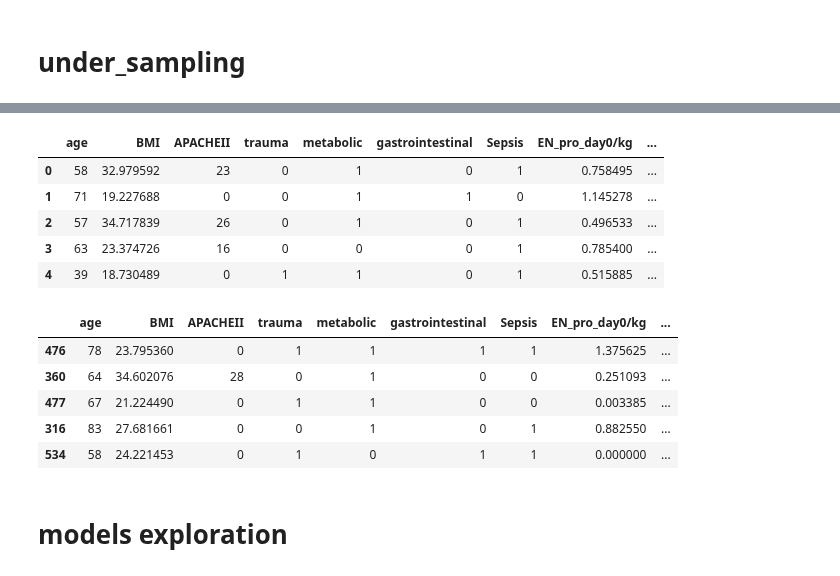
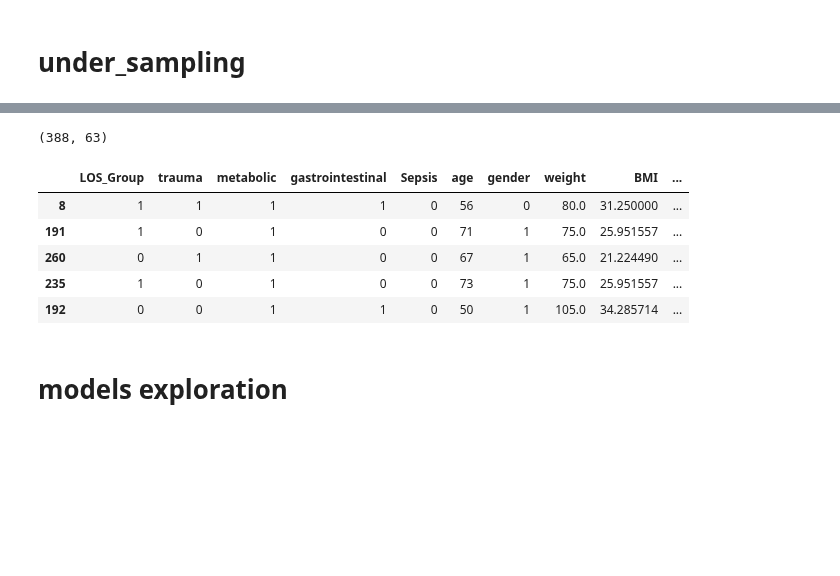
Before and after one commit to dvirs12345/Final-project, a Jupyter notebook: Hazana/under_sampeling-enprot_kgknn-clear.ipynb, the cells around one changed output, grey strips where cells are left out. Saved outputs shown, nothing was run; the diff lists cells and outputs as text; code cells hidden in the pictures; blank space fills up the shorter version.

```diff
--- a/Hazana/under_sampeling-enprot_kgknn-clear.ipynb
+++ b/Hazana/under_sampeling-enprot_kgknn-clear.ipynb
@@ -60,10 +128 @@ downsampled.ICU_mortality.value_counts()
 Name: ICU_mortality, dtype: int64
-# %%
-downsampled.head()
-# %% [output]
-|  | age | BMI | APACHEII | trauma | metabolic | gastrointestinal | Sepsis | EN_pro_day0/kg | ... |
-| 0 | 58 | 32.979592 | 23 | 0 | 1 | 0 | 1 | 0.758495 | ... |
-| 1 | 71 | 19.227688 | 0 | 0 | 1 | 1 | 0 | 1.145278 | ... |
-| 2 | 57 | 34.717839 | 26 | 0 | 1 | 0 | 1 | 0.496533 | ... |
-| 3 | 63 | 23.374726 | 16 | 0 | 0 | 0 | 1 | 0.785400 | ... |
-| 4 | 39 | 18.730489 | 0 | 1 | 1 | 0 | 1 | 0.515885 | ... |
@@ -73,12 +129,21 @@ data = downsampled.sample(frac=0.9, random_state=7)
-# %%
-data.head()
-# %% [output]
-|  | age | BMI | APACHEII | trauma | metabolic | gastrointestinal | Sepsis | EN_pro_day0/kg | ... |
-| 476 | 78 | 23.795360 | 0 | 1 | 1 | 1 | 1 | 1.375625 | ... |
-| 360 | 64 | 34.602076 | 28 | 0 | 1 | 0 | 0 | 0.251093 | ... |
-| 477 | 67 | 21.224490 | 0 | 1 | 1 | 0 | 0 | 0.003385 | ... |
-| 316 | 83 | 27.681661 | 0 | 0 | 1 | 0 | 1 | 0.882550 | ... |
-| 534 | 58 | 24.221453 | 0 | 1 | 0 | 1 | 1 | 0.000000 | ... |
+# %%
+X.shape
+# %% [output]
+(388, 63)
+# %%
+from sklearn.model_selection import train_test_split
+#this function randomly split the data into train and test sets
+x_train, x_test, y_train, y_test = train_test_split(downsampled.iloc[:,:63], downsampled.iloc[:,63], test_size=.2)
+#test_size=.3 means that our test set will be 30% of the train set.
+data = pd.concat([x_train, y_train],axis=1)
+data.head()
+# %% [output]
+|  | LOS_Group | trauma | metabolic | gastrointestinal | Sepsis | age | gender | weight | BMI | ... |
+| 8 | 1 | 1 | 1 | 1 | 0 | 56 | 0 | 80.0 | 31.250000 | ... |
+| 191 | 1 | 0 | 1 | 0 | 0 | 71 | 1 | 75.0 | 25.951557 | ... |
+| 260 | 0 | 1 | 1 | 0 | 0 | 67 | 1 | 65.0 | 21.224490 | ... |
+| 235 | 1 | 0 | 1 | 0 | 0 | 73 | 1 | 75.0 | 25.951557 | ... |
+| 192 | 0 | 0 | 1 | 1 | 0 | 50 | 1 | 105.0 | 34.285714 | ... |
 # %% [markdown]
 # models exploration
 # %%
```
Also changed, not shown: parts of 24 cells of this notebook.
